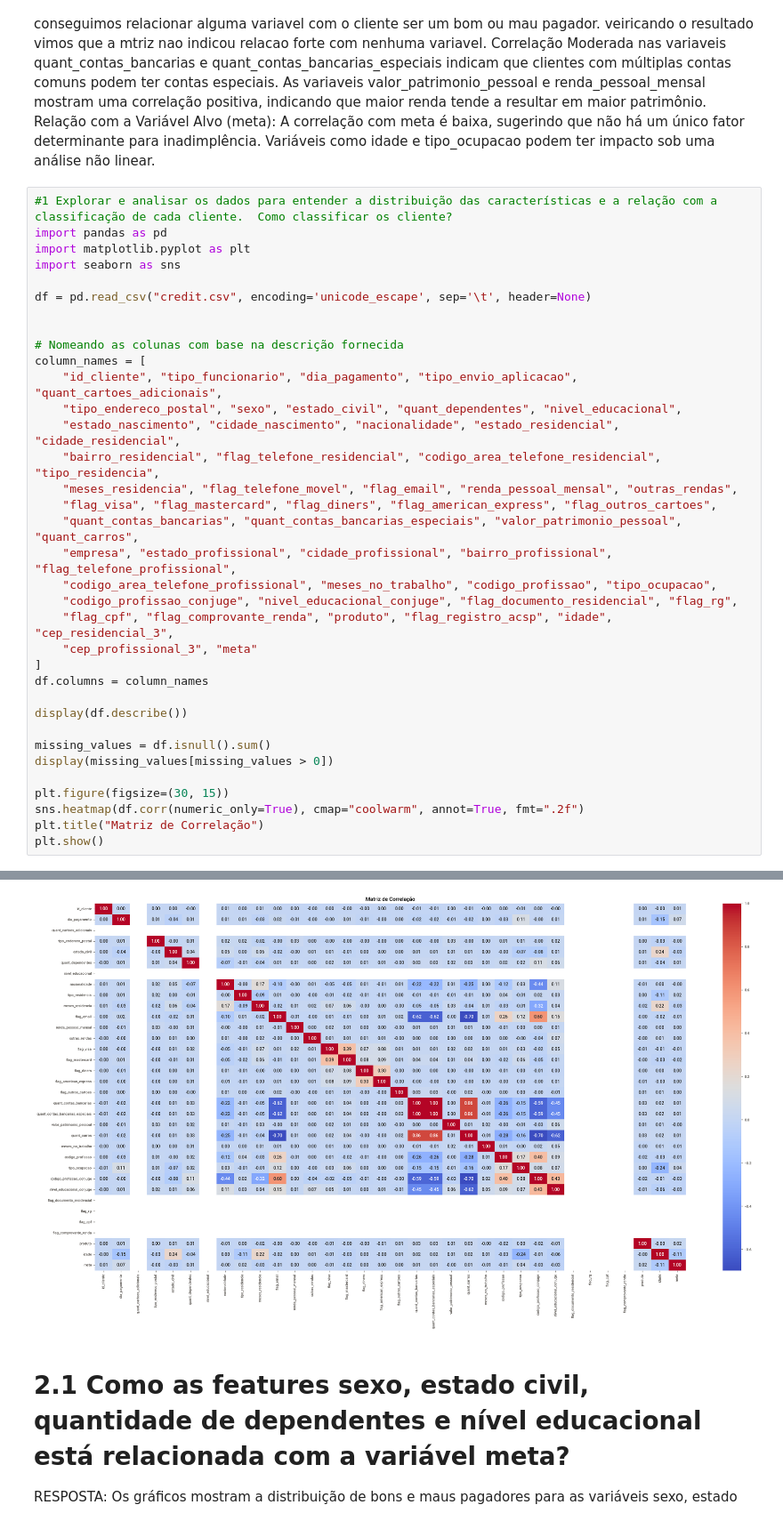
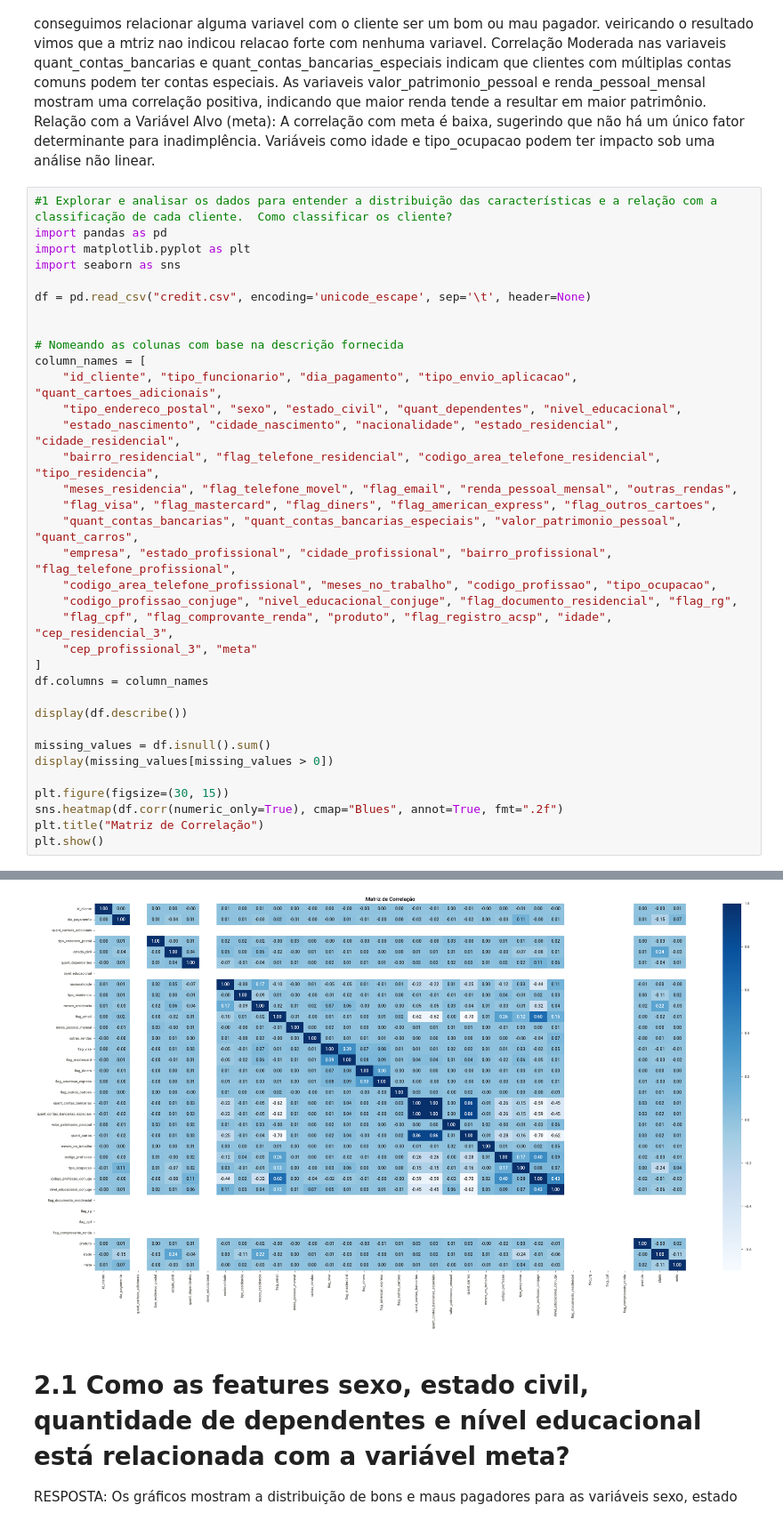
Before and after one commit to friozi/Data-processing-with-python, a Jupyter notebook: Trabalho_final_Python.ipynb, the cells around one changed output, grey strips where cells are left out. Shown at 89% size. Drawn from its saved outputs; the diff is of its cells as text.

```diff
--- a/Trabalho_final_Python.ipynb
+++ b/Trabalho_final_Python.ipynb
@@ -62,35 +62,35 @@ column_names = [
 df.columns = column_names
 
 display(df.describe())
 
 missing_values = df.isnull().sum()
 display(missing_values[missing_values > 0])
 
 plt.figure(figsize=(30, 15))
-sns.heatmap(df.corr(numeric_only=True), cmap="coolwarm", annot=True, fmt=".2f")
+sns.heatmap(df.corr(numeric_only=True), cmap="Blues", annot=True, fmt=".2f")
 plt.title("Matriz de Correlação")
 plt.show()
 # %% [output]
 |  | id_cliente | dia_pagamento | quant_cartoes_adicionais | tipo_endereco_postal | estado_civil | ... |
 | count | 50000.000000 | 50000.000000 | 50000.0 | 50000.000000 | 50000.00000 | ... |
 | mean | 25000.500000 | 12.869920 | 0.0 | 1.006540 | 2.14840 | ... |
 | std | 14433.901067 | 6.608385 | 0.0 | 0.080606 | 1.32285 | ... |
 | min | 1.000000 | 1.000000 | 0.0 | 1.000000 | 0.00000 | ... |
 | 25% | 12500.750000 | 10.000000 | 0.0 | 1.000000 | 1.00000 | ... |
 | 50% | 25000.500000 | 10.000000 | 0.0 | 1.000000 | 2.00000 | ... |
 | 75% | 37500.250000 | 15.000000 | 0.0 | 1.000000 | 2.00000 | ... |
 | max | 50000.000000 | 25.000000 | 0.0 | 2.000000 | 7.00000 | ... |
 8 rows × 34 columns
 tipo_residencia               1349
 meses_residencia              3777
 cidade_profissional          33783
 bairro_profissional          33783
 codigo_profissao              7756
 tipo_ocupacao                 7313
 codigo_profissao_conjuge     28884
 nivel_educacional_conjuge    32338
 dtype: int64
-[figure, old version]
+[figure, new version]
 # %% [markdown]
 # 2.1 Como as features sexo, estado civil, quantidade de dependentes e nível educacional está relacionada com a variável meta?
 
```
Also changed, not shown: parts of 5 cells of this notebook.
